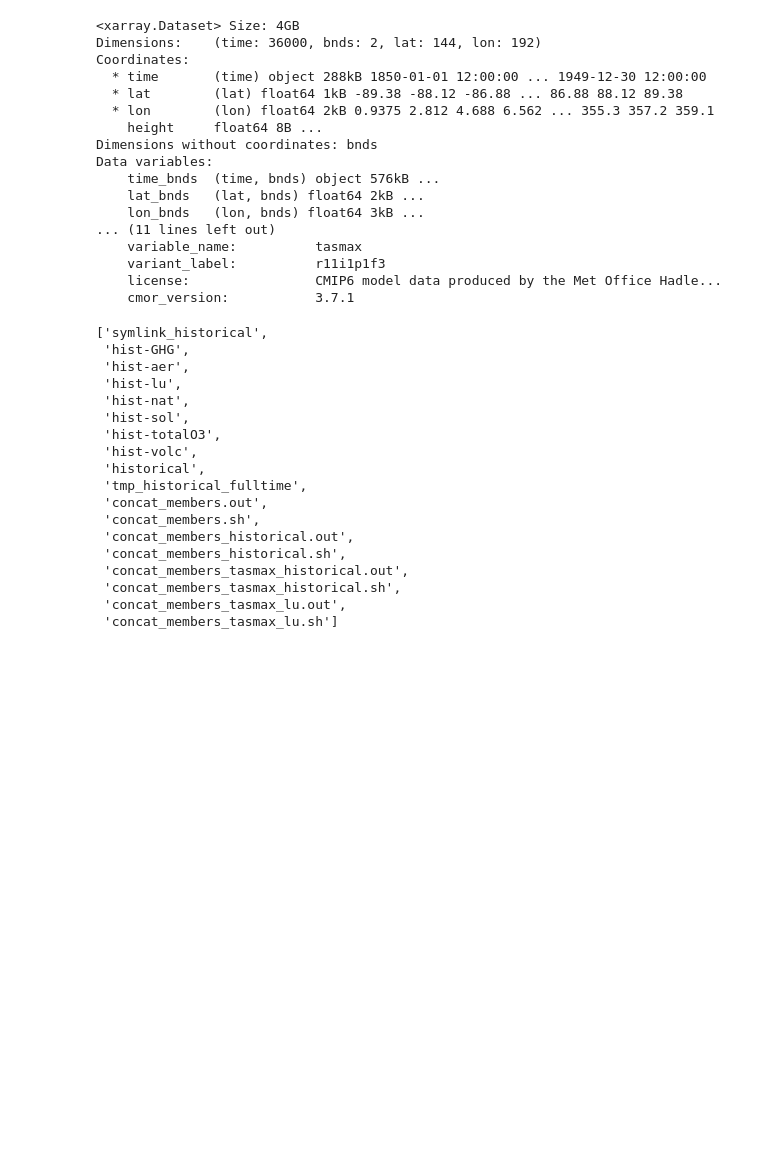
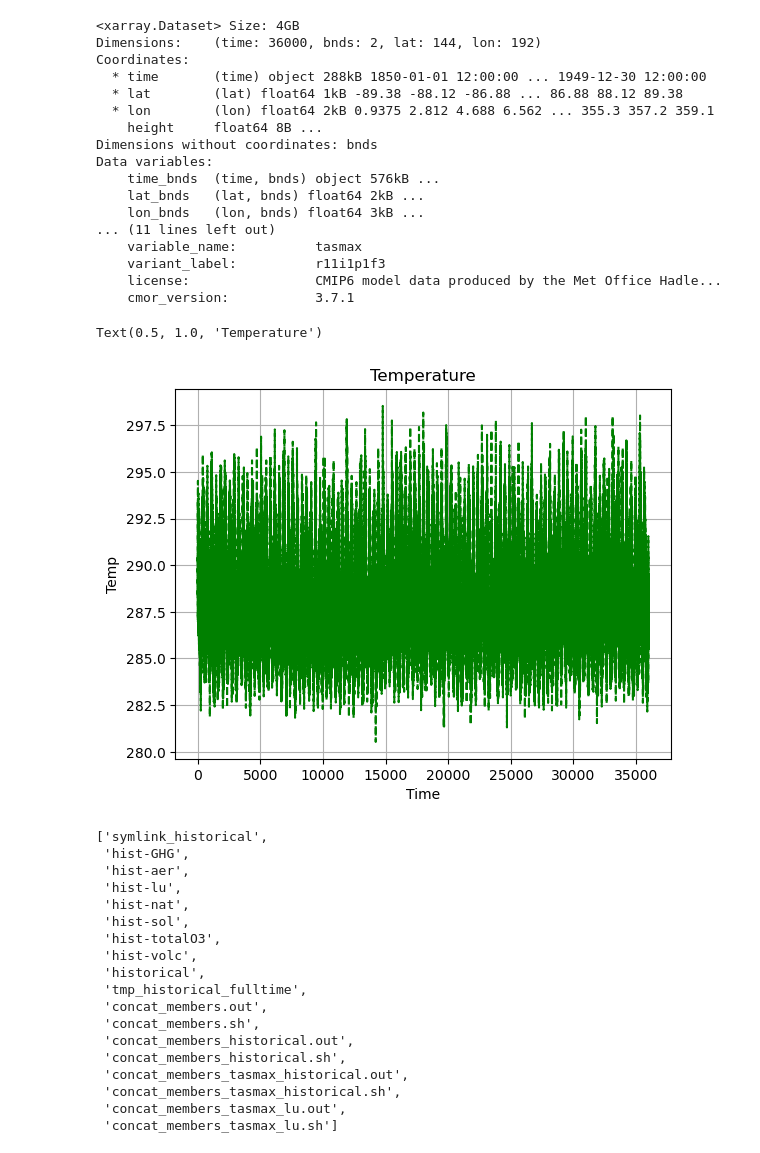
Before and after one commit to alexborowiak/ExtAnt-initial, a Jupyter notebook: draft_01.ipynb, the cells around one changed output. Cells and saved outputs as stored; diff of their text form; code cells hidden in the pictures; blank space fills up the shorter version.

Commit message:
Updte test plot

```diff
--- a/draft_01.ipynb
+++ b/draft_01.ipynb
@@ -179,5 +181,16 @@ Data variables:
+# %%
+arr = hist_da.tasmax.sel(lat=-39, lon=145, method='nearest').values
 # %%
-hist_da.tasmax.isel()
+fig = plt.figure()
+ax = fig.add_subplot(111)
+ax.plot(arr, linestyle='--', color='green')
+ax.set_ylabel('Temp')
+ax.set_xlabel('Time')
+ax.grid()
+ax.set_title('Temperature')
+# %% [output]
+Text(0.5, 1.0, 'Temperature')
+[figure, added]
 # %%
 os.listdir('/gws/ssde/j25a/extant/data/HadGEM3-GC31-LL/day/tasmax')
 # %% [output]
```
Also changed, not shown: parts of 1 cell of this notebook.
